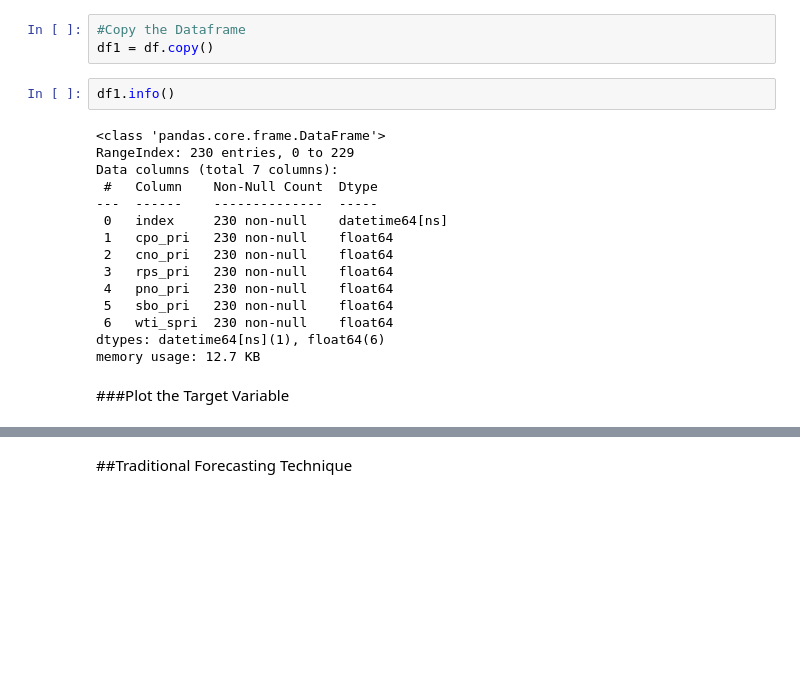
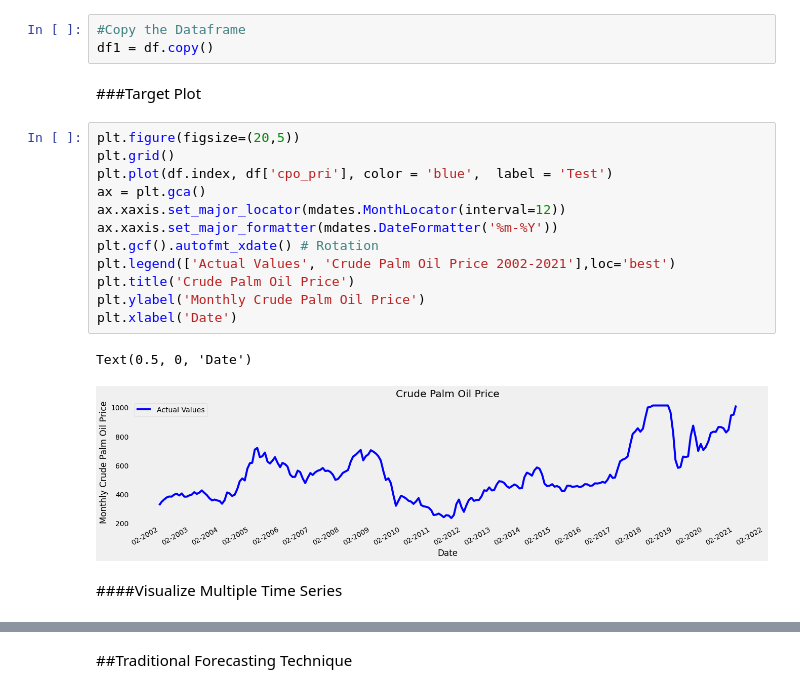
Before and after one commit to mofuoku417/Machine-Learning-Techniques-for-Multivariate-Time-Series-Forecasting-of-Crude-Palm-Oil-Prices, a Jupyter notebook: ML_MVcpo.ipynb, the cells around one changed output, grey strips where cells are left out. Saved outputs shown, nothing was run; the diff lists cells and outputs as text; blank space fills up the shorter version.

```diff
--- a/ML_MVcpo.ipynb
+++ b/ML_MVcpo.ipynb
@@ -87,22 +101,22 @@ df.head()
 # %%
 #Copy the Dataframe
 df1 = df.copy()
-# %%
-df1.info()
-# %% [output]
-<class 'pandas.core.frame.DataFrame'>
-RangeIndex: 230 entries, 0 to 229
-Data columns (total 7 columns):
- #   Column    Non-Null Count  Dtype
----  ------    --------------  -----
- 0   index     230 non-null    datetime64[ns]
- 1   cpo_pri   230 non-null    float64
- 2   cno_pri   230 non-null    float64
- 3   rps_pri   230 non-null    float64
- 4   pno_pri   230 non-null    float64
- 5   sbo_pri   230 non-null    float64
- 6   wti_spri  230 non-null    float64
-dtypes: datetime64[ns](1), float64(6)
-memory usage: 12.7 KB
 # %% [markdown]
-###Plot the Target Variable
+###Target Plot
+# %%
+plt.figure(figsize=(20,5))
+plt.grid()
+plt.plot(df.index, df['cpo_pri'], color = 'blue',  label = 'Test')
+ax = plt.gca()
+ax.xaxis.set_major_locator(mdates.MonthLocator(interval=12))
+ax.xaxis.set_major_formatter(mdates.DateFormatter('%m-%Y'))
+plt.gcf().autofmt_xdate() # Rotation
+plt.legend(['Actual Values', 'Crude Palm Oil Price 2002-2021'],loc='best')
+plt.title('Crude Palm Oil Price')
+plt.ylabel('Monthly Crude Palm Oil Price')
+plt.xlabel('Date')
+# %% [output]
+Text(0.5, 0, 'Date')
+[figure, added]
+# %% [markdown]
+####Visualize Multiple Time Series
```
Also changed, not shown: parts of 32 cells of this notebook.
